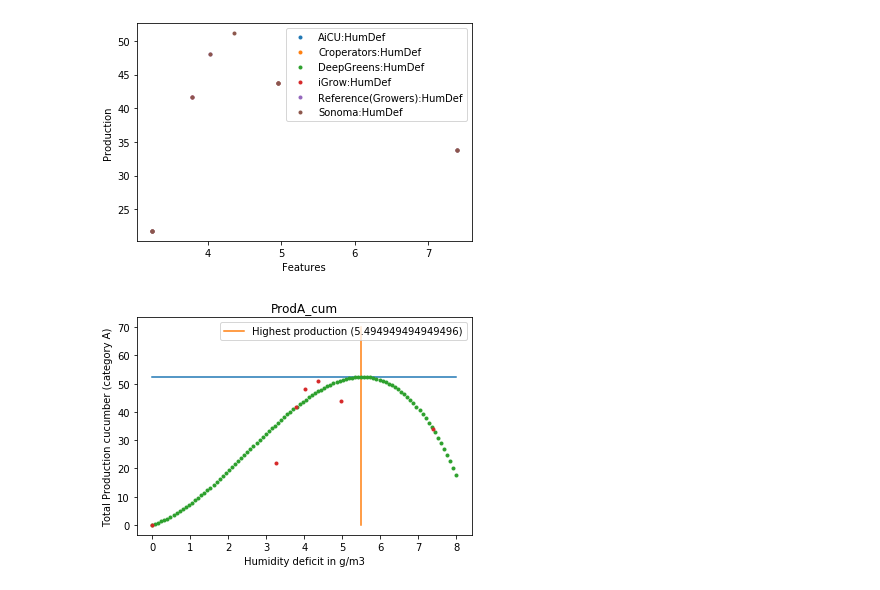
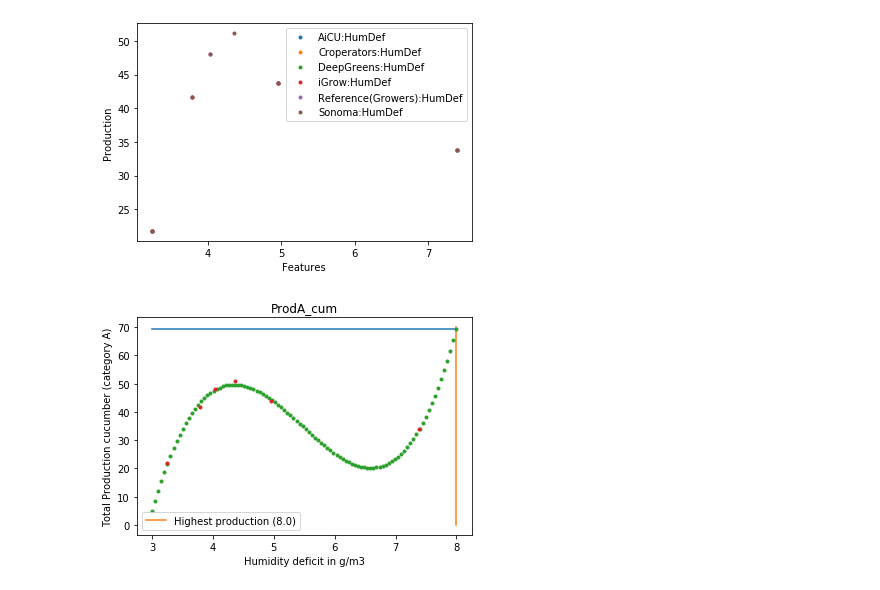
Before and after one commit to readmees/erudite2020, a Jupyter notebook: Autonomous greenhouse challenge.ipynb, the cells around one changed output. Cells and saved outputs as stored; diff of their text form; code cells hidden in the pictures.

```diff
--- a/Autonomous greenhouse challenge.ipynb
+++ b/Autonomous greenhouse challenge.ipynb
@@ -67,22 +67,22 @@ plt.show()
 # %% [output]
 [figure]
 # %%
-hum_def.insert(0,0)
-tair.insert(0,0)
-prod.insert(0,0)
+# hum_def.insert(0,0)
+# tair.insert(0,0)
+# prod.insert(0,0)
 # %%
 def polynomial3th(params, *args):
     a,b,c,d = params
     sums = 0
     for x,y in zip(*args):
-        sums += abs(a*x**3+b*x**2+c*x + d- y)
+        sums += (a*x**3+b*x**2+c*x + d- y)**2
     return sums
 
 def polynomial4th(params, *args):
     a,b,c,d,e = params
     sums = 0
     for x,y in zip(*args):
-        sums += abs(a*x**4+b*x**3+c*x**2+d*x+e - y)
+        sums += (a*x**4+b*x**3+c*x**2+d*x+e - y)**2
     return sums
 
 def minimize_poly(func, params, args):
@@ -103,20 +103,20 @@ def y_poly4th(x, params):
     y = a*x**4+b*x**3+c*x**2+d*x+e
     return y
 # %%
-x = np.linspace(0,8,100)
+x = np.linspace(3,8,100)
 res = minimize_poly(polynomial3th,(1,1,1,1), (hum_def, prod))
 y_poly3th(x, res.x)
 y = y_poly3th(x, res.x)
 plt.plot(x, [max(y) for i in range(100)])
 plt.plot([x[np.argmax(y)]]*2, [0,70], label=f'Highest production ({x[np.argmax(y)]})')
 plt.plot(x, y, '.')
 plt.plot(hum_def,prod, '.')
 plt.xlabel("Humidity deficit in g/m3")
 plt.ylabel("Total Production cucumber (category A)")
 plt.legend()
 plt.title(category)
 plt.show()
 # %% [output]
-[figure, old version]
+[figure, new version]
 # %%
 x = np.linspace(0,25,100)
```
Also changed, not shown: parts of 1 cell of this notebook.
